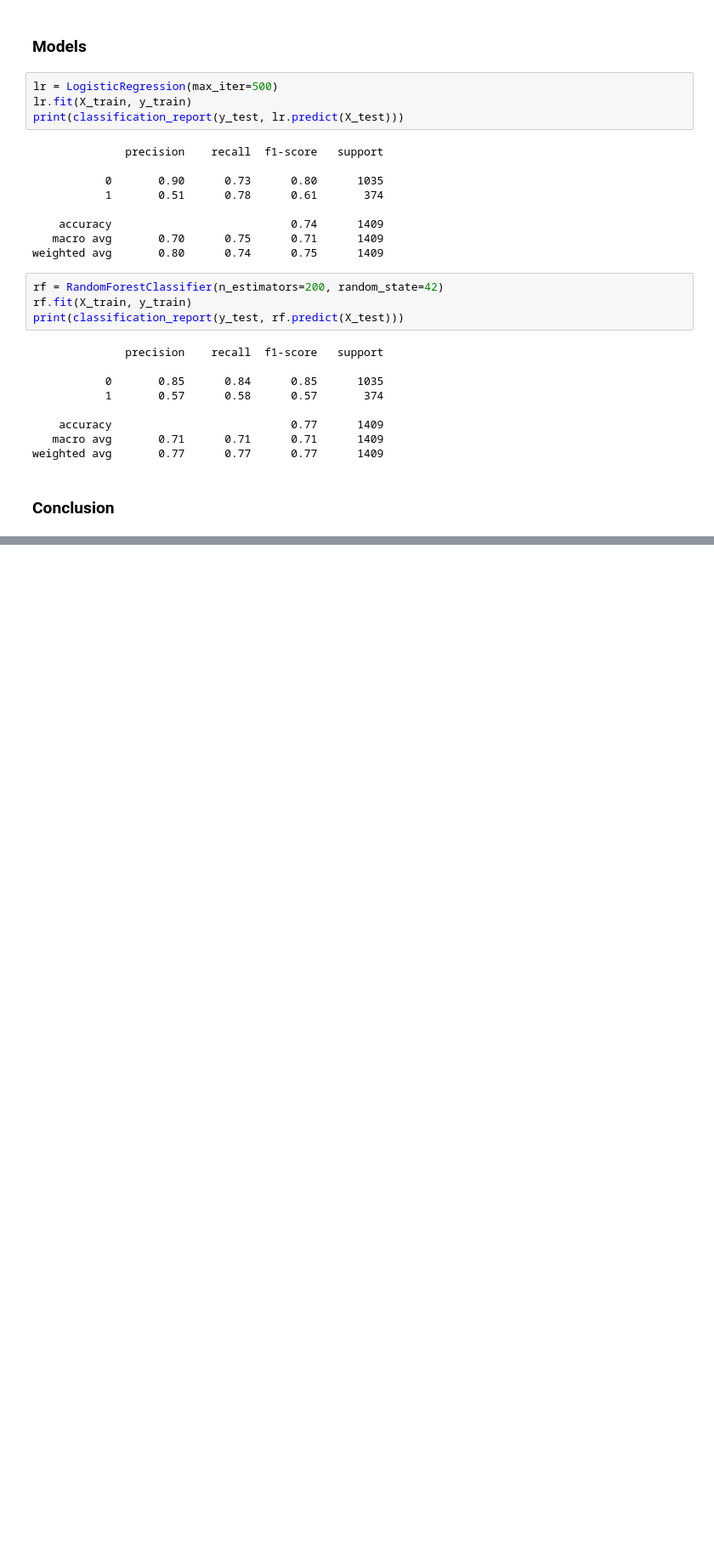
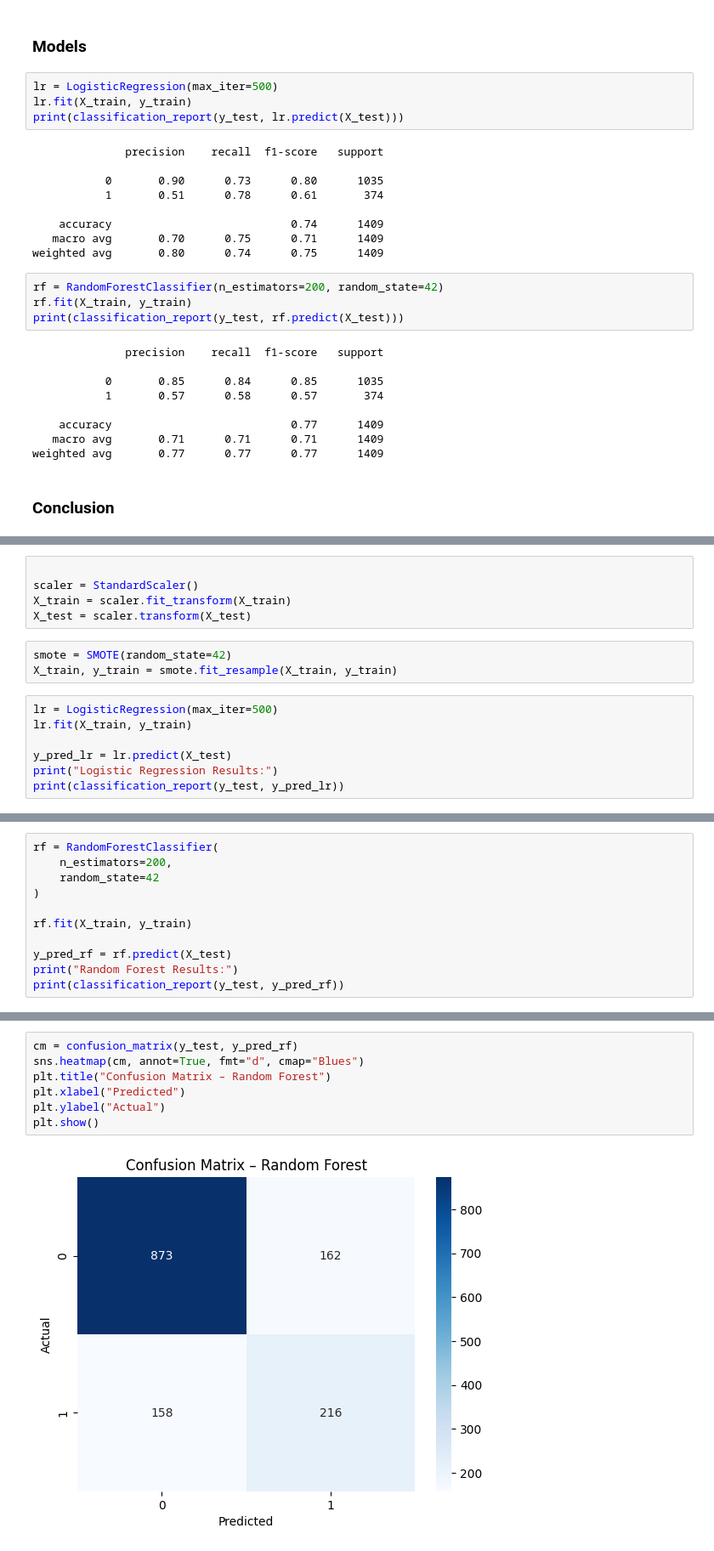
Before and after one commit to sureshskg-beep/DS-P1, a Jupyter notebook: Project/Churn_Prediction/notebooks/TelcoChurnPrediction.ipynb, the cells around one changed output, grey strips where cells are left out. Shown at 85% size. Cells and saved outputs as stored; diff of their text form; blank space fills up the shorter version.

```diff
--- a/Project/Churn_Prediction/notebooks/TelcoChurnPrediction.ipynb
+++ b/Project/Churn_Prediction/notebooks/TelcoChurnPrediction.ipynb
@@ -107,0 +136,15 @@ SyntaxError: invalid syntax (1897318210.py, line 2)
+# %%
+
+scaler = StandardScaler()
+X_train = scaler.fit_transform(X_train)
+X_test = scaler.transform(X_test)
+# %%
+smote = SMOTE(random_state=42)
+X_train, y_train = smote.fit_resample(X_train, y_train)
+# %%
+lr = LogisticRegression(max_iter=500)
+lr.fit(X_train, y_train)
+
+y_pred_lr = lr.predict(X_test)
+print("Logistic Regression Results:")
+print(classification_report(y_test, y_pred_lr))
@@ -107,0 +161,11 @@ SyntaxError: invalid syntax (1897318210.py, line 2)
+# %%
+rf = RandomForestClassifier(
+    n_estimators=200,
+    random_state=42
+)
+
+rf.fit(X_train, y_train)
+
+y_pred_rf = rf.predict(X_test)
+print("Random Forest Results:")
+print(classification_report(y_test, y_pred_rf))
@@ -107,0 +182,9 @@ SyntaxError: invalid syntax (1897318210.py, line 2)
+# %%
+cm = confusion_matrix(y_test, y_pred_rf)
+sns.heatmap(cm, annot=True, fmt="d", cmap="Blues")
+plt.title("Confusion Matrix – Random Forest")
+plt.xlabel("Predicted")
+plt.ylabel("Actual")
+plt.show()
+# %% [output]
+[figure, added]
```
Also changed, not shown: parts of 12 cells of this notebook, 1 other file.
